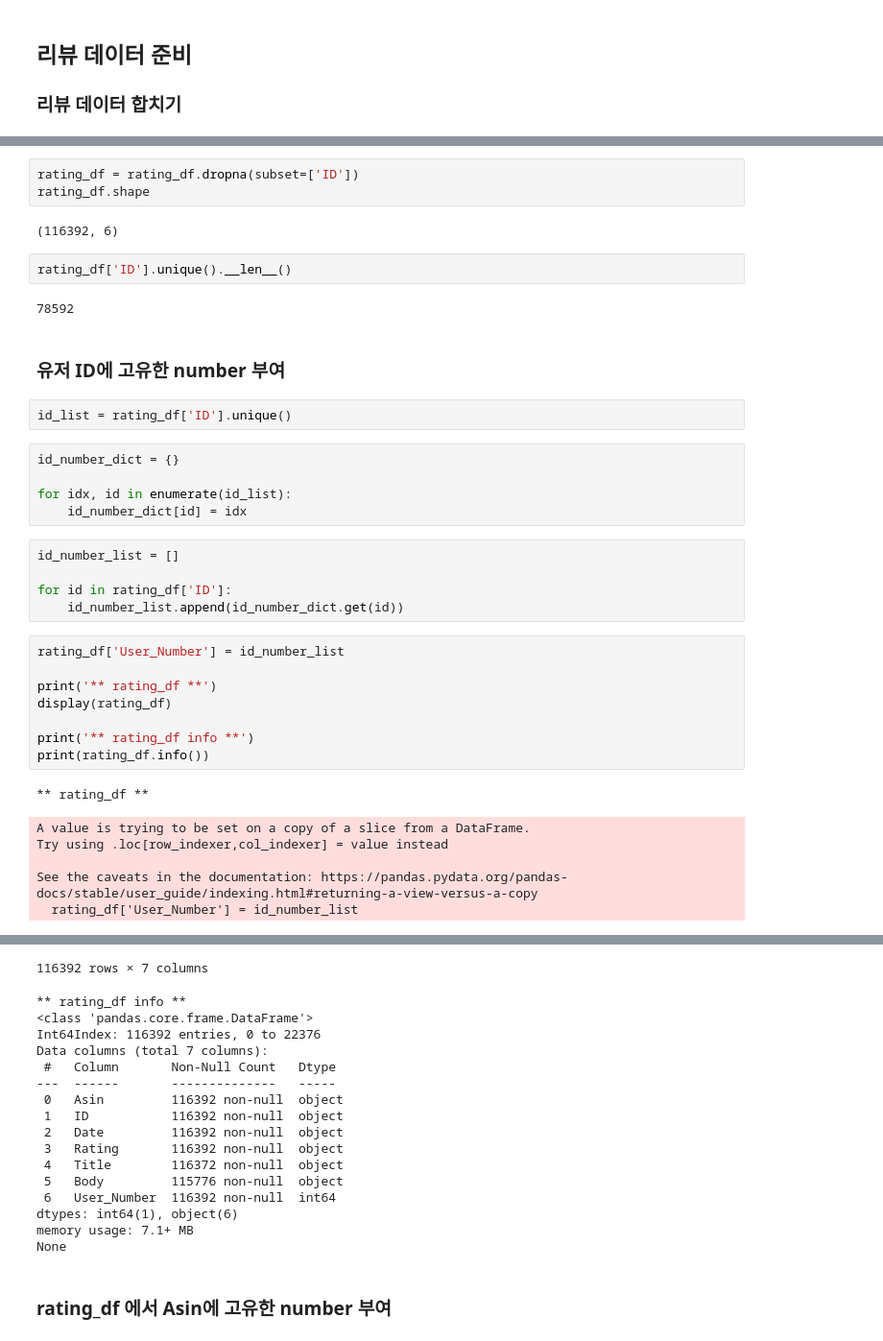
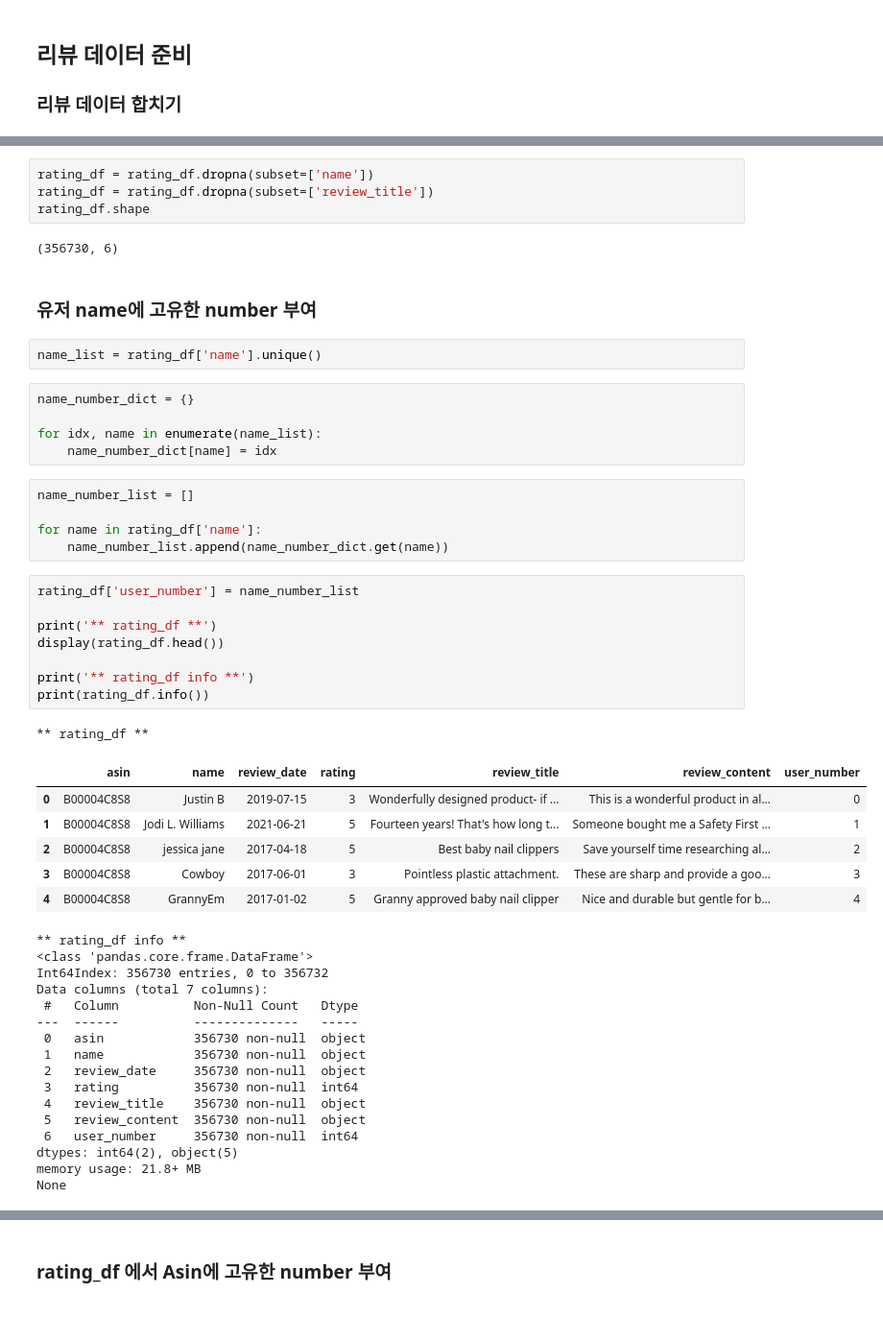
Before and after one commit to 4plus6is10/homemaker-Data, a Jupyter notebook: 21. 추천 시스템 코드 정리2.ipynb, the cells around one changed output, grey strips where cells are left out. Shown at 96% size. Saved outputs shown, nothing was run; the diff lists cells and outputs as text; blank space fills up the shorter version.

```diff
--- a/21. 추천 시스템 코드 정리2.ipynb
+++ b/21. 추천 시스템 코드 정리2.ipynb
@@ -197,39 +116,53 @@ Body      616
 dtype: int64
 # %%
-rating_df = rating_df.dropna(subset=['ID'])
+rating_df = rating_df.dropna(subset=['name'])
+rating_df = rating_df.dropna(subset=['review_title'])
 rating_df.shape
 # %% [output]
-(116392, 6)
+(356730, 6)
-# %%
-rating_df['ID'].unique().__len__()
-# %% [output]
-78592
 # %% [markdown]
-### 유저 ID에 고유한 number 부여
+### 유저 name에 고유한 number 부여
 # %%
-id_list = rating_df['ID'].unique()
+name_list = rating_df['name'].unique()
 # %%
-id_number_dict = {}
+name_number_dict = {}
 
-for idx, id in enumerate(id_list):
-    id_number_dict[id] = idx
+for idx, name in enumerate(name_list):
+    name_number_dict[name] = idx
 # %%
-id_number_list = []
+name_number_list = []
 
-for id in rating_df['ID']:
-    id_number_list.append(id_number_dict.get(id))
+for name in rating_df['name']:
+    name_number_list.append(name_number_dict.get(name))
 # %%
-rating_df['User_Number'] = id_number_list
+rating_df['user_number'] = name_number_list
 
 print('** rating_df **')
-display(rating_df)
+display(rating_df.head())
 
 print('** rating_df info **')
 print(rating_df.info())
 # %% [output]
 ** rating_df **
+|  | asin | name | review_date | rating | review_title | review_content | user_number |
+| 0 | B00004C8S8 | Justin B | 2019-07-15 | 3 | Wonderfully designed product- if ... | This is a wonderful product in al... | 0 |
+| 1 | B00004C8S8 | Jodi L. Williams | 2021-06-21 | 5 | Fourteen years! That's how long t... | Someone bought me a Safety First ... | 1 |
+| 2 | B00004C8S8 | jessica jane | 2017-04-18 | 5 | Best baby nail clippers | Save yourself time researching al... | 2 |
+| 3 | B00004C8S8 | Cowboy | 2017-06-01 | 3 | Pointless plastic attachment. | These are sharp and provide a goo... | 3 |
+| 4 | B00004C8S8 | GrannyEm | 2017-01-02 | 5 | Granny approved baby nail clipper | Nice and durable but gentle for b... | 4 |
-A value is trying to be set on a copy of a slice from a DataFrame.
-Try using .loc[row_indexer,col_indexer] = value instead
-
-See the caveats in the documentation: https://pandas.pydata.org/pandas-docs/stable/user_guide/indexing.html#returning-a-view-versus-a-copy
-  rating_df['User_Number'] = id_number_list
+** rating_df info **
+<class 'pandas.core.frame.DataFrame'>
+Int64Index: 356730 entries, 0 to 356732
+Data columns (total 7 columns):
+ #   Column          Non-Null Count   Dtype
+---  ------          --------------   -----
+ 0   asin            356730 non-null  object
+ 1   name            356730 non-null  object
+ 2   review_date     356730 non-null  object
+ 3   rating          356730 non-null  int64
+ 4   review_title    356730 non-null  object
+ 5   review_content  356730 non-null  object
+ 6   user_number     356730 non-null  int64
+dtypes: int64(2), object(5)
+memory usage: 21.8+ MB
+None
@@ -248,20 +169,3 @@ See the caveats in the documentation: https://pandas.pydata.org/pandas-docs/stab
-116392 rows × 7 columns
-** rating_df info **
-<class 'pandas.core.frame.DataFrame'>
-Int64Index: 116392 entries, 0 to 22376
-Data columns (total 7 columns):
- #   Column       Non-Null Count   Dtype
----  ------       --------------   -----
- 0   Asin         116392 non-null  object
- 1   ID           116392 non-null  object
- 2   Date         116392 non-null  object
- 3   Rating       116392 non-null  object
- 4   Title        116372 non-null  object
- 5   Body         115776 non-null  object
- 6   User_Number  116392 non-null  int64
-dtypes: int64(1), object(6)
-memory usage: 7.1+ MB
-None
 # %% [markdown]
 ### rating_df 에서 Asin에 고유한 number 부여
 # %%
```
Also changed, not shown: parts of 48 cells of this notebook.
